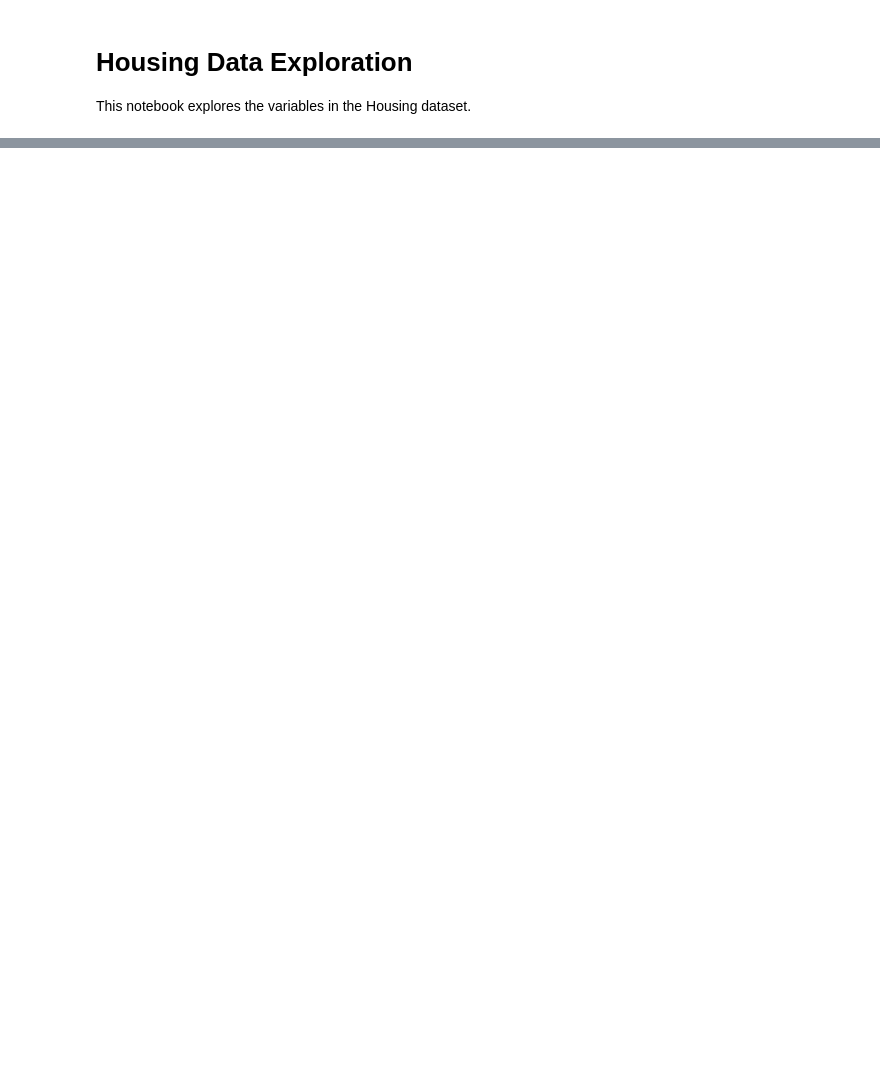
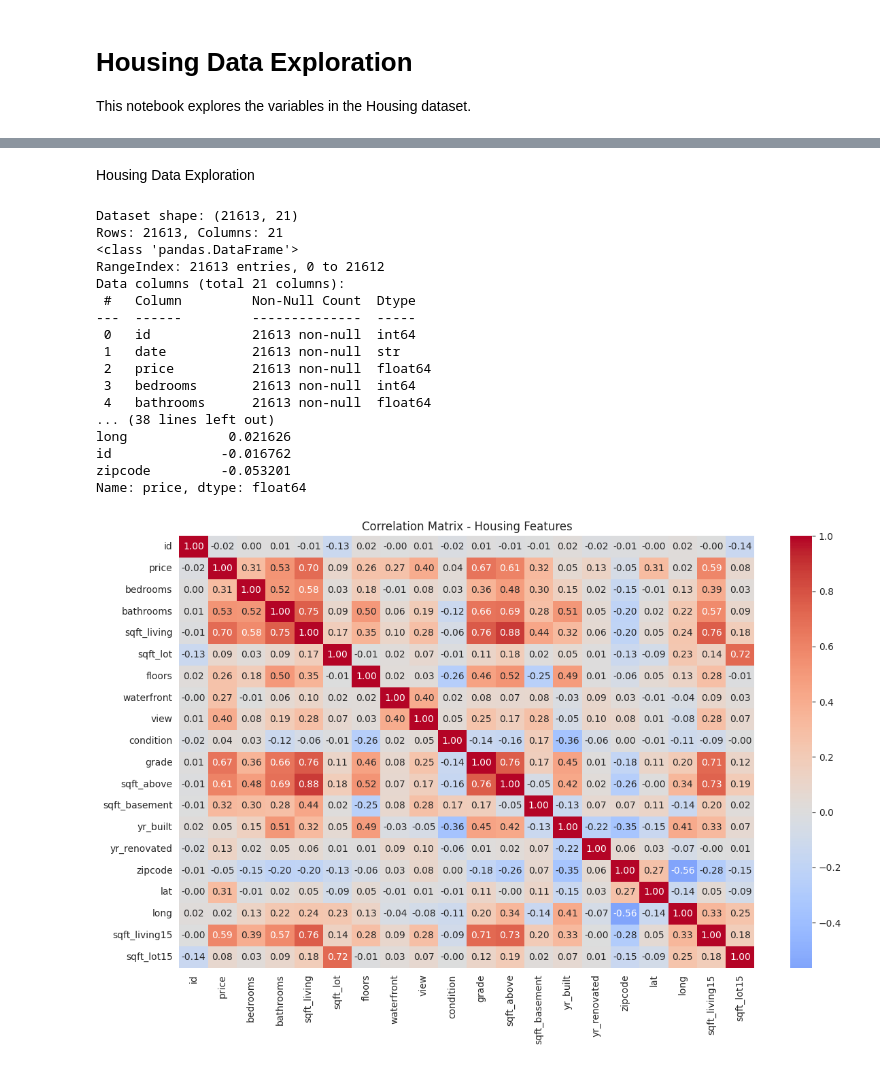
Before and after one commit to anub07297-coder/House_Price_Prediction, a Jupyter notebook: notebooks/explore_data.ipynb, the cells around one changed output, grey strips where cells are left out. Cells and saved outputs as stored; diff of their text form; code cells hidden in the pictures; blank space fills up the shorter version.

```diff
--- a/notebooks/explore_data.ipynb
+++ b/notebooks/explore_data.ipynb
@@ -246,0 +5,69 @@ summary_df
+# %% [markdown]
+Housing Data Exploration
+# %%
+# Cell 1: Markdown
+# Housing Data Exploration
+# This notebook explores the variables in the Housing dataset and performs initial data analysis.
+
+# Cell 2: Python - Import Libraries
+import pandas as pd
+import numpy as np
+import matplotlib.pyplot as plt
+import seaborn as sns
+import warnings
+warnings.filterwarnings('ignore')
+
+# Set display options
+pd.set_option('display.max_columns', None)
+sns.set_style("whitegrid")
+
+# Cell 3: Python - Load Data
+df = pd.read_csv('../data/raw/Housing.csv')
+print(f"Dataset shape: {df.shape}")
+print(f"Rows: {len(df)}, Columns: {len(df.columns)}")
+
+# Cell 4: Python - First Look
+df.head()
+
+# Cell 5: Python - Data Info
+df.info()
+
+# Cell 6: Python - Missing Values
+missing = df.isnull().sum()
+print("Missing values:\n", missing[missing > 0] if missing.sum() > 0 else "No missing values!")
+
+# Cell 7: Python - Statistics
+df.describe()
+
+# Cell 8: Python - Correlation Analysis
+# Cell 8: Python - Correlation Analysis (Numeric Only)
+# Select only numeric columns
+numeric_df = df.select_dtypes(include=[np.number])
+correlation_with_price = numeric_df.corr()['price'].sort_values(ascending=False)
+print("Correlation with Price:\n", correlation_with_price)
+# Cell 9: Python - Correlation Heatmap
+# Cell 9: Python - Correlation Heatmap (Numeric Only)
+plt.figure(figsize=(12, 8))
+sns.heatmap(numeric_df.corr(), annot=True, fmt='.2f', cmap='coolwarm', center=0)
+plt.title('Correlation Matrix - Housing Features')
+plt.tight_layout()
+plt.show()
+# %% [output]
+Dataset shape: (21613, 21)
+Rows: 21613, Columns: 21
+<class 'pandas.DataFrame'>
+RangeIndex: 21613 entries, 0 to 21612
+Data columns (total 21 columns):
+ #   Column         Non-Null Count  Dtype
+---  ------         --------------  -----
+ 0   id             21613 non-null  int64
+ 1   date           21613 non-null  str
+ 2   price          21613 non-null  float64
+ 3   bedrooms       21613 non-null  int64
+ 4   bathrooms      21613 non-null  float64
+... (38 lines left out)
+long             0.021626
+id              -0.016762
+zipcode         -0.053201
+Name: price, dtype: float64
+[figure, added]
```
Also changed, not shown: parts of 21 cells of this notebook, 6 other files.
